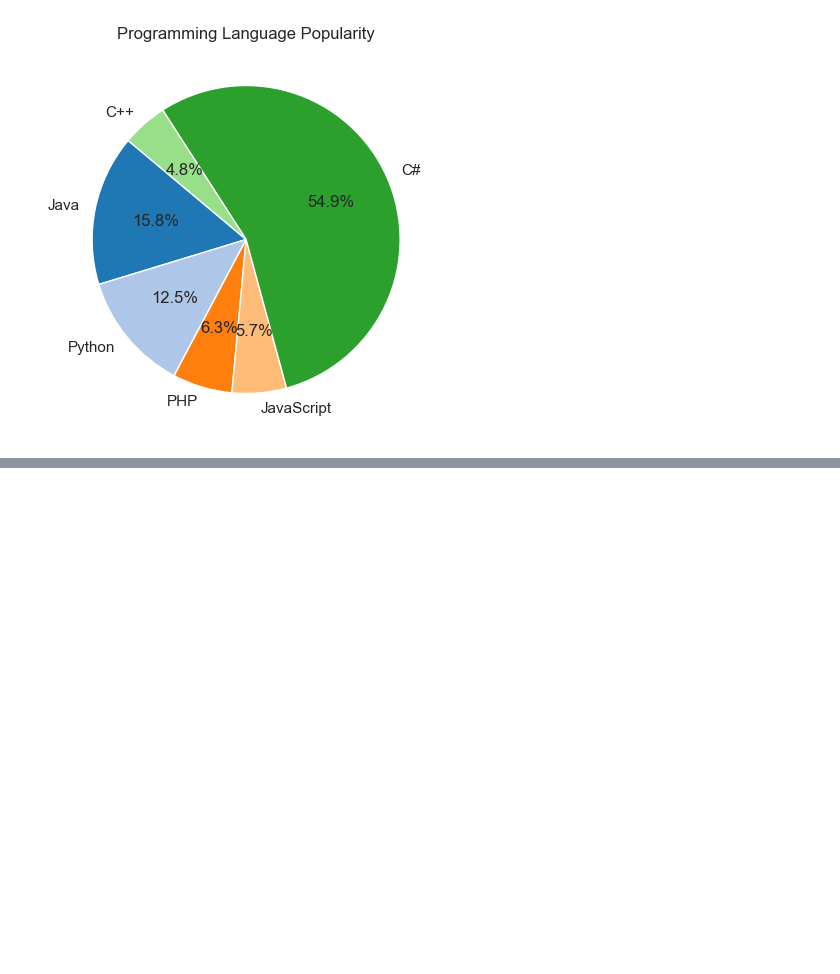
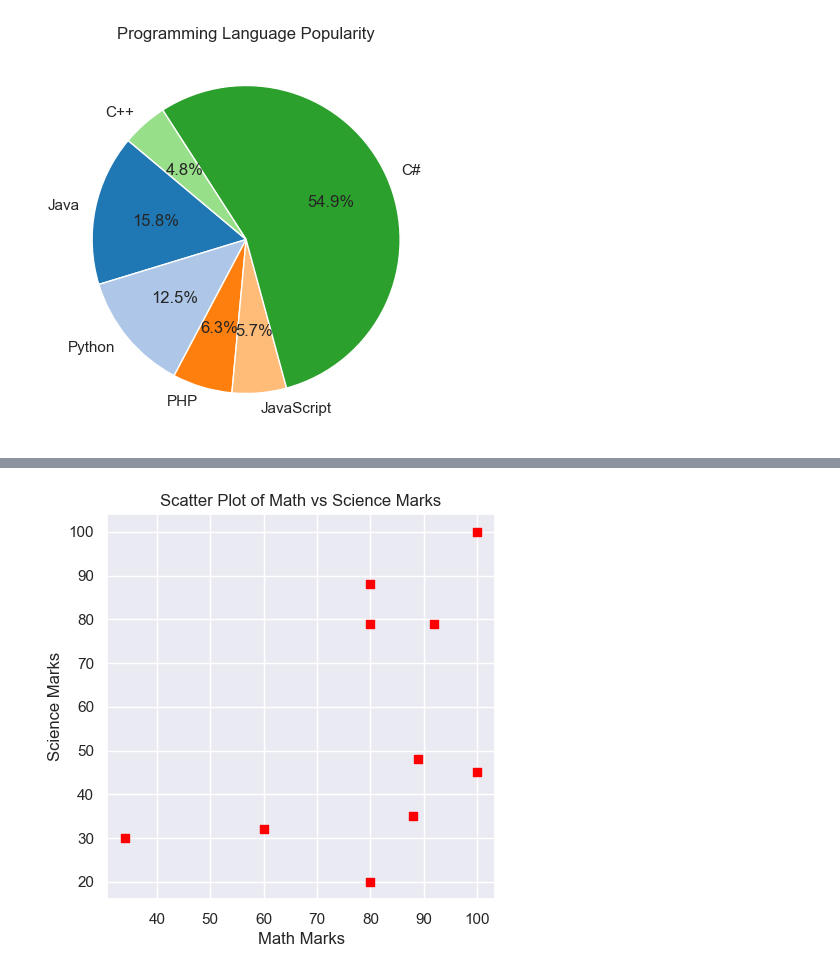
Before and after one commit to chaithanya-ks2/MCA, a Jupyter notebook: S3/DS/Ex3.ipynb, the cells around one changed output, grey strips where cells are left out. Saved outputs shown, nothing was run; the diff lists cells and outputs as text; code cells hidden in the pictures; blank space fills up the shorter version.

```diff
--- a/S3/DS/Ex3.ipynb
+++ b/S3/DS/Ex3.ipynb
@@ -139,0 +159,23 @@ plt.show()
+# %%
+#10
+math_marks=[88,92,80,89,100,80,60,100,80,34]
+science_marks=[35,79,79,48,100,88,32,45,20,30]
+marks_range=[10,20,30,40,50,60,70,80,90,100]
+
+
+# Scatter plot
+plt.figure(figsize=(5, 5))
+plt.scatter(math_marks, science_marks, color='red', marker='s')
+
+# Labels and title
+plt.title('Scatter Plot of Math vs Science Marks')
+plt.xlabel('Math Marks')
+plt.ylabel('Science Marks')
+
+# Grid
+plt.grid(True)
+
+# Show plot
+plt.show()
+# %% [output]
+[figure, added]
```
Also changed, not shown: parts of 2 cells of this notebook, 3 other files.
